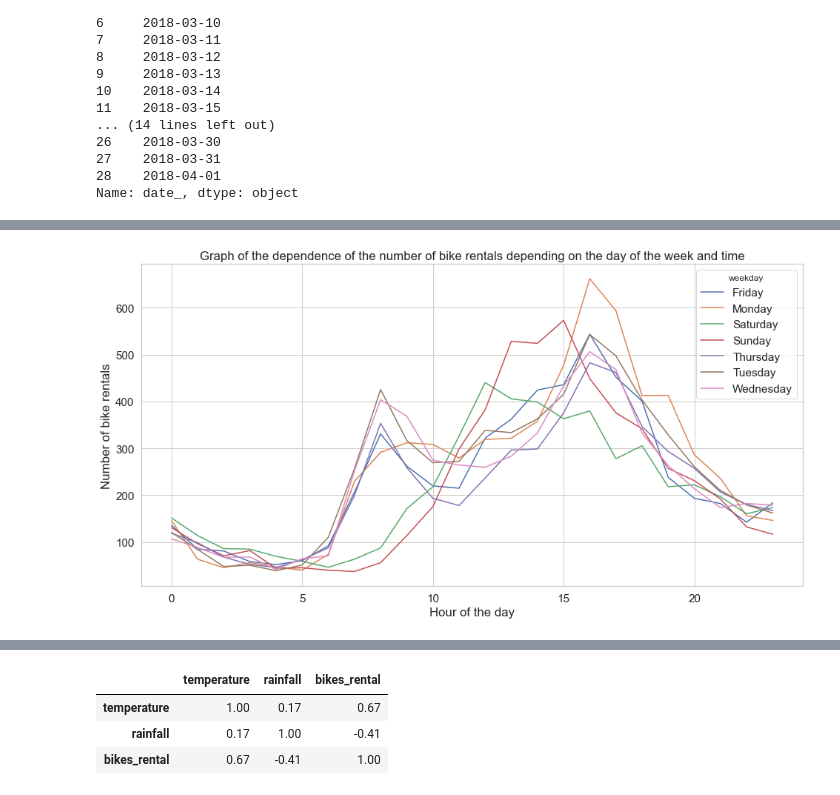
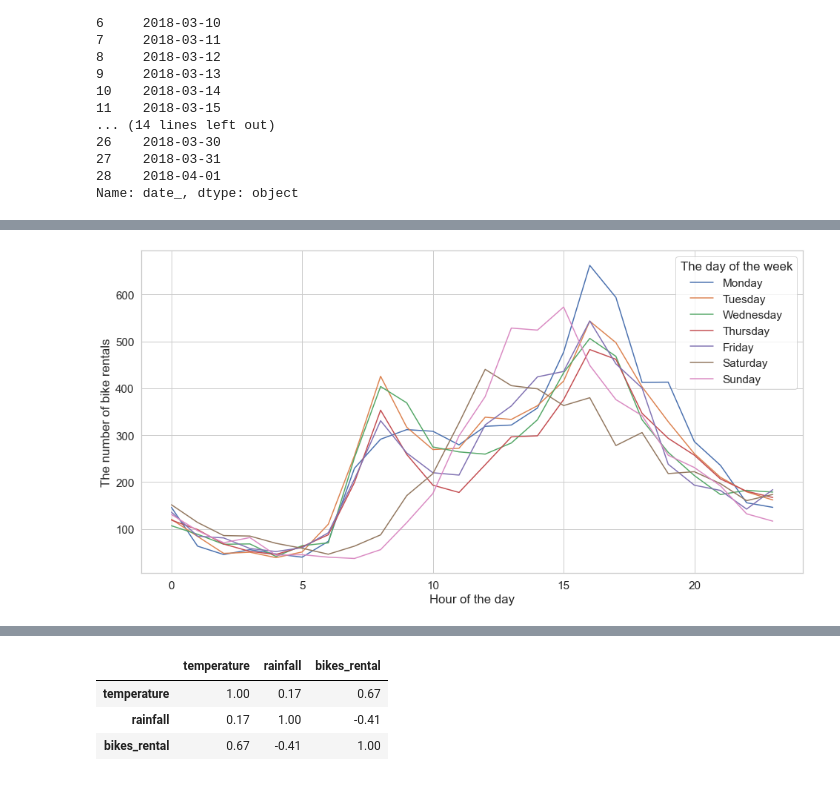
Before and after one commit to piekarsky/Exploratory-Data-Analysis-of-Bike-Sharing-Systems-in-Warsaw, a Jupyter notebook: source.ipynb, the cells around one changed output, grey strips where cells are left out. Cells and saved outputs as stored; diff of their text form; code cells hidden in the pictures.

```diff
--- a/source.ipynb
+++ b/source.ipynb
@@ -295,21 +332,21 @@ hour_df = warsaw_bikes_rent.set_index('name').groupby([ 'name', '_date', 'minute
 # %%
-# remove information about the number of bikes at stations from 03-27 2:30, 2:40 and 03-30 7:00
+# removes information about the number of bikes at stations from 03-27 2:30, 2:40 and 03-30 7:00
 warsaw_bikes_rent = warsaw_bikes_rent[warsaw_bikes_rent.date != '2018-03-27 02:30:00']
 warsaw_bikes_rent = warsaw_bikes_rent[warsaw_bikes_rent.date != '2018-03-27 02:40:00']
 warsaw_bikes_rent = warsaw_bikes_rent[warsaw_bikes_rent.date != '2018-03-30 07:00:00']
 
-# sum up the number of bike rentals for stations on individual days
-bikes_df = warsaw_bikes_rent.set_index('name').groupby([ 'name', 'date_']).agg({'temperature':np.mean, 'rainfall':np.sum, 'bikes_rental':np.sum})
+# sums up the number of bike rentals for stations on individual days
+bikes_df = warsaw_bikes_rent.set_index('name').groupby([ 'name', 'date_']).agg({'temperature':np.mean, 'rainfall':np.sum, 'bike_rental':np.sum})
 
 bikes_df['temperature'] = bikes_df['temperature'].round(1) # round temp values
 bikes_df['rainfall'] = bikes_df['rainfall'].round(1) # round rainfall values
 
-# create a frame with the number of bikes rented on a particular day
-df_ac = bikes_df.pivot_table(index='name', columns=['date_', 'temperature', 'rainfall'], values='bikes_rental')
+# creates the frame with the number of bikes rented on the particular day
+df_ac = bikes_df.pivot_table(index='name', columns=['date_', 'temperature', 'rainfall'], values='bike_rental')
 
-# determine the sum and average of bikes rented for individual stations
+# determines the sum and average of bikes rented for individual stations
 alldfc_ = df_ac.copy()
-alldfc_['total'] = alldfc_.sum(axis = 1)
-alldfc_['average/day'] = alldfc_.mean(axis = 1)
-bike_station_total = alldfc_.sort_values('total', ascending = False).reset_index()
+alldfc_['total_bike_rentals'] = alldfc_.sum(axis = 1)
+#alldfc_['average rented'] = alldfc_.mean(axis = 1)
+bike_rentals_total = alldfc_.sort_values('total_bike_rentals', ascending = False).reset_index()
 # %% [markdown]
@@ -703,10 +871,10 @@ plt.show()
 # %%
 warsaw_bikes_rent = warsaw_bikes_rent.rename(columns={"_date": "hour"})
 # %%
-hourly_rent = warsaw_bikes_rent.set_index('name').groupby([ 'name', 'hour', 'weekday']).agg({'temperature':np.mean, 'bikes_rental':np.sum})
-hourly_rent_ = hourly_rent.pivot_table(index='name', columns=['hour', 'temperature', 'weekday'], values='bikes_rental')
+hourly_rent = warsaw_bikes_rent.set_index('name').groupby([ 'name', 'hour', 'the_day_of_the_week']).agg({'temperature':np.mean, 'bike_rental':np.sum})
+hourly_rent_ = hourly_rent.pivot_table(index='name', columns=['hour', 'temperature', 'the_day_of_the_week'], values='bike_rental')
 # %%
-tot_hourly_rent = hourly_rent_.loc[df_ac.index!='name'].sum() # the sum of bikes rented in each hour of each day of the analyzed period
+tot_hourly_rent = hourly_rent_.loc[df_ac.index!='name'].sum() # sum of bikes rented in each hour of each day of the analyzed period
 rent_hourly_df = pd.DataFrame(tot_hourly_rent)
 rent_hourly_df = rent_hourly_df.reset_index()
-rent_hourly_df = rent_hourly_df.rename(columns={0: "bikes_rental"})
+rent_hourly_df = rent_hourly_df.rename(columns={0: "bike_rental"})
@@ -713,10 +897,15 @@ rent_hourly_df = rent_hourly_df.rename(columns={0: "bikes_rental"})
+# %%
+cats = ["Monday", 'Tuesday', 'Wednesday', 'Thursday', 'Friday', 'Saturday', 'Sunday']
+rent_hourly_df['the_day_of_the_week'] = pd.Categorical(rent_hourly_df['the_day_of_the_week'], categories=cats, ordered=True)
 # %%
 hourly_weekday_rent = rent_hourly_df.pivot_table(index=rent_hourly_df['hour'].dt.hour,
-                     columns='weekday',
-                     values='bikes_rental',
+                     columns='the_day_of_the_week',
+                     values='bike_rental',
                      aggfunc='mean')
-hourly_weekday_rent.plot(figsize=(16,8)).set(title = "Graph of the dependence of the number of bike rentals depending on the day of the week and time", ylabel = 'Number of bike rentals', xlabel = 'Hour of the day')
+hourly_weekday_rent.plot(figsize=(16,8)).set(title = "", ylabel = 'The number of bike rentals', xlabel = 'Hour of the day')
+plt.legend(title='The day of the week')
+plt.savefig('chart2.png', dpi=800)
 plt.show()
 # %% [output]
-[figure, old version]
+[figure, new version]
 # %%
```
Also changed, not shown: parts of 73 cells of this notebook.
